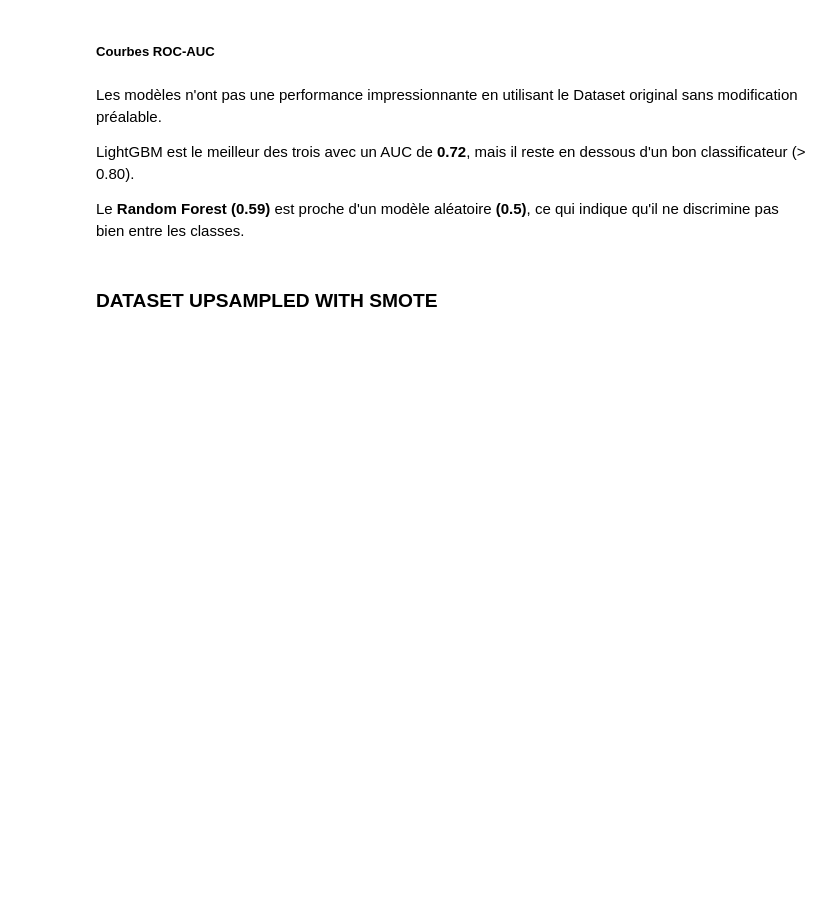
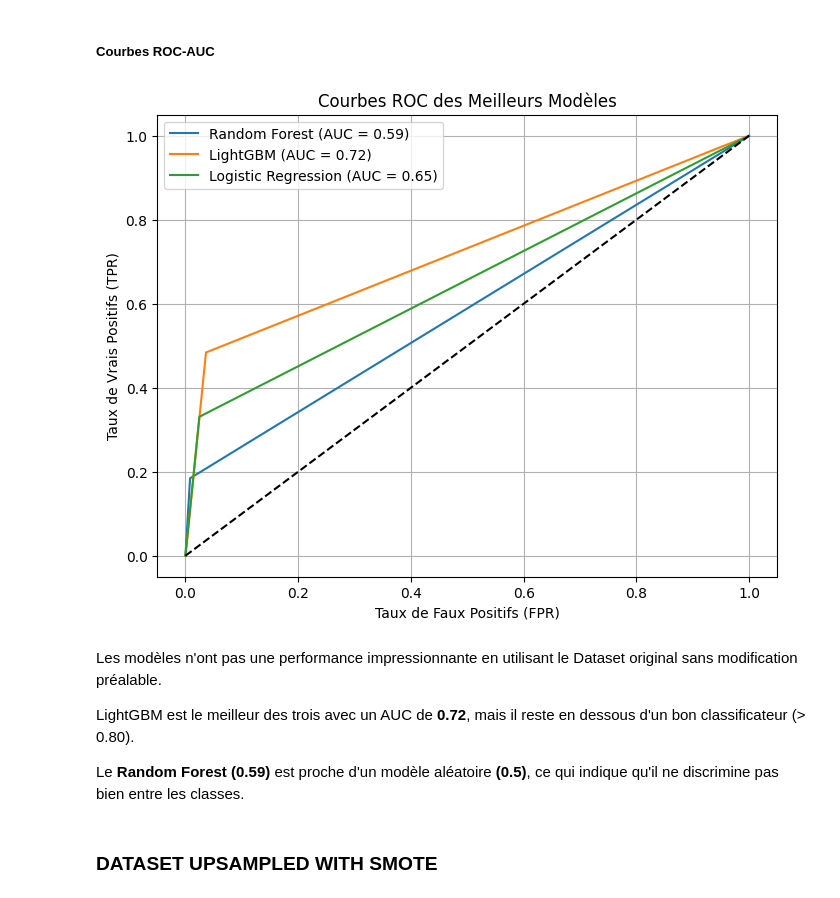
Before and after one commit to Dhoulnoun/fairuz-ML-project, a Jupyter notebook: fairuz.ipynb, the cells around one changed output. Saved outputs shown, nothing was run; the diff lists cells and outputs as text; code cells hidden in the pictures; blank space fills up the shorter version.

```diff
--- a/fairuz.ipynb
+++ b/fairuz.ipynb
@@ -377,7 +377,7 @@ pipeline = Pipeline(steps=[
 ])
 
 # Diviser le dataset en ensembles d'entraînement et de test
-X_train, X_test, y_train, y_test = train_test_split(X, y, test_size=0.2, random_state=42, stratify=y)
+X_train, X_test, y_train, y_test_do = train_test_split(X, y, test_size=0.2, random_state=42, stratify=y)
 
 from sklearn.model_selection import cross_val_score, StratifiedKFold
 
@@ -472,7 +472,7 @@ pipeline = Pipeline(steps=[
     ('classifier', LGBMClassifier(random_state=42))
 ])
 
-X_train, X_test, y_train, y_test = train_test_split(X, y, test_size=0.2, random_state=42, stratify=y)
+X_train, X_test, y_train, y_test_do = train_test_split(X, y, test_size=0.2, random_state=42, stratify=y)
 
 
 
@@ -710,29 +763,31 @@ plt.show()
 ##### Courbes ROC-AUC
 # %%
 # Calculer les courbes ROC
-fpr_rf, tpr_rf, _ = roc_curve(y_test, y_pred_rfdo,pos_label=2)
-fpr_lgbm, tpr_lgbm, _ = roc_curve(y_test, y_pred_lgbmdo,pos_label=2)
-fpr_lr, tpr_lr, _ = roc_curve(y_test, y_pred_lrdo,pos_label=2)
+fpr_rf, tpr_rf, _ = roc_curve(y_test_do, y_pred_rfdo,pos_label=2)
+fpr_lgbm, tpr_lgbm, _ = roc_curve(y_test_do, y_pred_lgbmdo,pos_label=2)
+fpr_lr, tpr_lr, _ = roc_curve(y_test_do, y_pred_lrdo,pos_label=2)
 
 # Calcul des AUC
 auc_rf = auc(fpr_rf, tpr_rf)
 auc_lgbm = auc(fpr_lgbm, tpr_lgbm)
 auc_lr = auc(fpr_lr, tpr_lr)
 
 # Tracer les courbes ROC
 plt.figure(figsize=(8, 6))
 plt.plot(fpr_rf, tpr_rf, label=f"Random Forest (AUC = {auc_rf:.2f})")
 plt.plot(fpr_lgbm, tpr_lgbm, label=f"LightGBM (AUC = {auc_lgbm:.2f})")
 plt.plot(fpr_lr, tpr_lr, label=f"Logistic Regression (AUC = {auc_lr:.2f})")
 
 # Diagonale aléatoire
 plt.plot([0, 1], [0, 1], 'k--')
 plt.xlabel("Taux de Faux Positifs (FPR)")
 plt.ylabel("Taux de Vrais Positifs (TPR)")
 plt.title("Courbes ROC des Meilleurs Modèles")
 plt.legend()
 plt.grid()
 plt.show()
+# %% [output]
+[figure, added]
 # %% [markdown]
 Les modèles n'ont pas une performance impressionnante en utilisant le Dataset original sans modification préalable.
 
```
Also changed, not shown: parts of 33 cells of this notebook.
